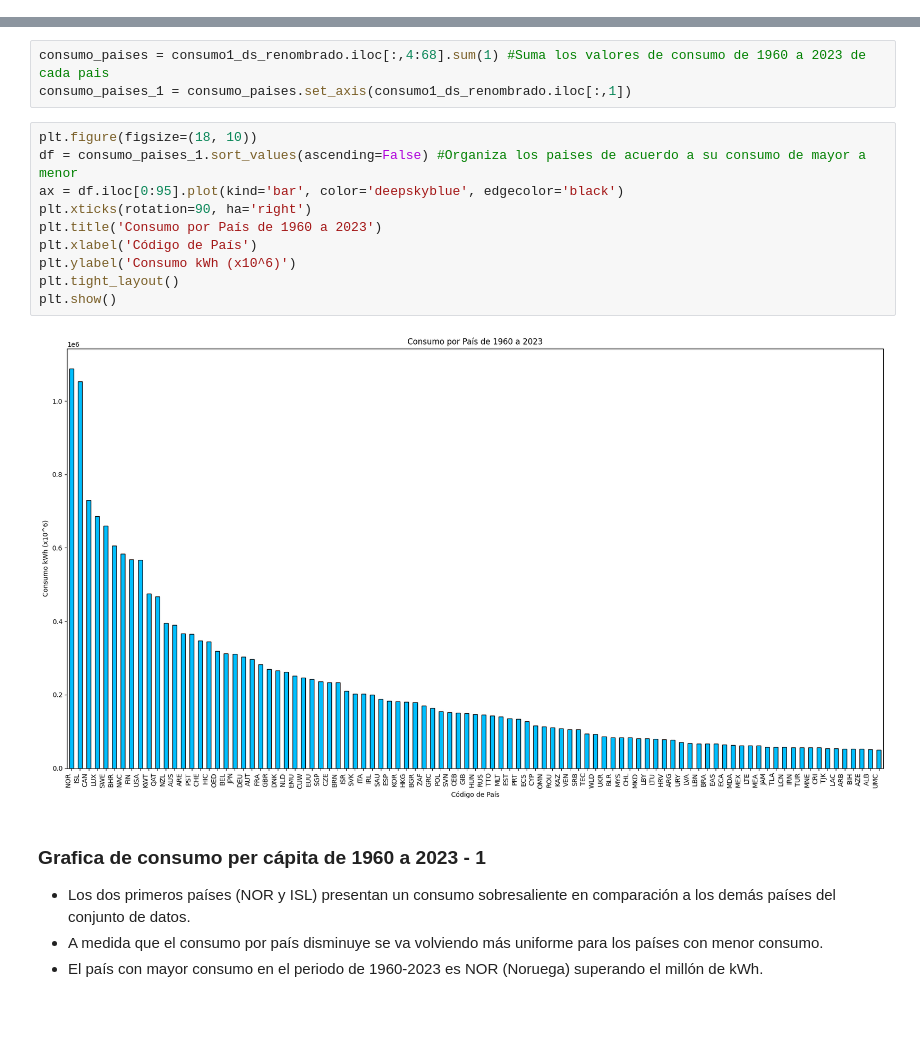
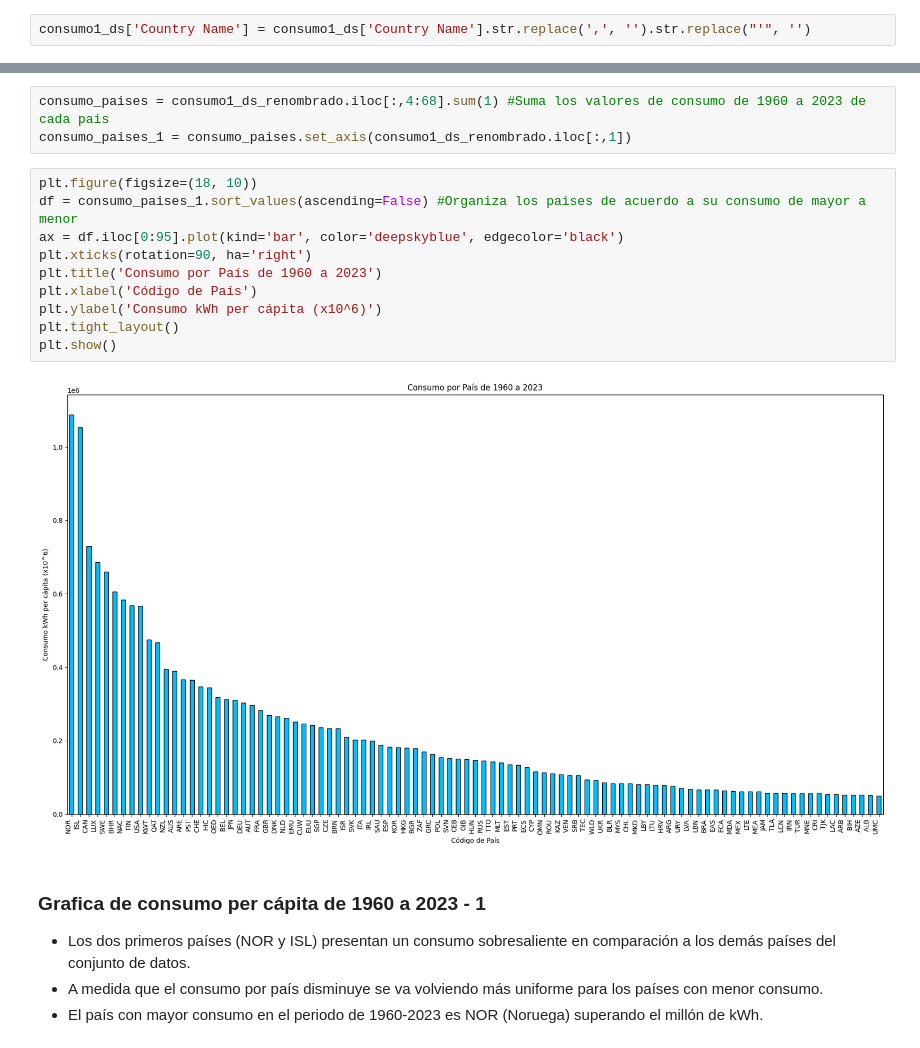
Before and after one commit to lipcorrea/Proyecto_AD_Consumo_Energia, a Jupyter notebook: Proyecto_AD_ConsumoEnergia.ipynb, the cells around one changed output, grey strips where cells are left out. Saved outputs shown, nothing was run; the diff lists cells and outputs as text; blank space fills up the shorter version.

```diff
--- a/Proyecto_AD_ConsumoEnergia.ipynb
+++ b/Proyecto_AD_ConsumoEnergia.ipynb
@@ -30,0 +39,2 @@ El dataset tiene 266 filas y 68 columnas.
+# %%
+consumo1_ds['Country Name'] = consumo1_ds['Country Name'].str.replace(',', '').str.replace("'", '')
@@ -144,15 +162,15 @@ consumo_paises_1 = consumo_paises.set_axis(consumo1_ds_renombrado.iloc[:,1])
 # %%
 plt.figure(figsize=(18, 10))
 df = consumo_paises_1.sort_values(ascending=False) #Organiza los paises de acuerdo a su consumo de mayor a menor
 ax = df.iloc[0:95].plot(kind='bar', color='deepskyblue', edgecolor='black')
 plt.xticks(rotation=90, ha='right')
 plt.title('Consumo por País de 1960 a 2023')
 plt.xlabel('Código de País')
-plt.ylabel('Consumo kWh (x10^6)')
+plt.ylabel('Consumo kWh per cápita (x10^6)')
 plt.tight_layout()
 plt.show()
 # %% [output]
-[figure, old version]
+[figure, new version]
 # %% [markdown]
 ### Grafica de consumo per cápita de 1960 a 2023 - 1
 - Los dos primeros países (NOR y ISL) presentan un consumo sobresaliente en comparación a los demás países del conjunto de datos.
```
Also changed, not shown: parts of 11 cells of this notebook.
